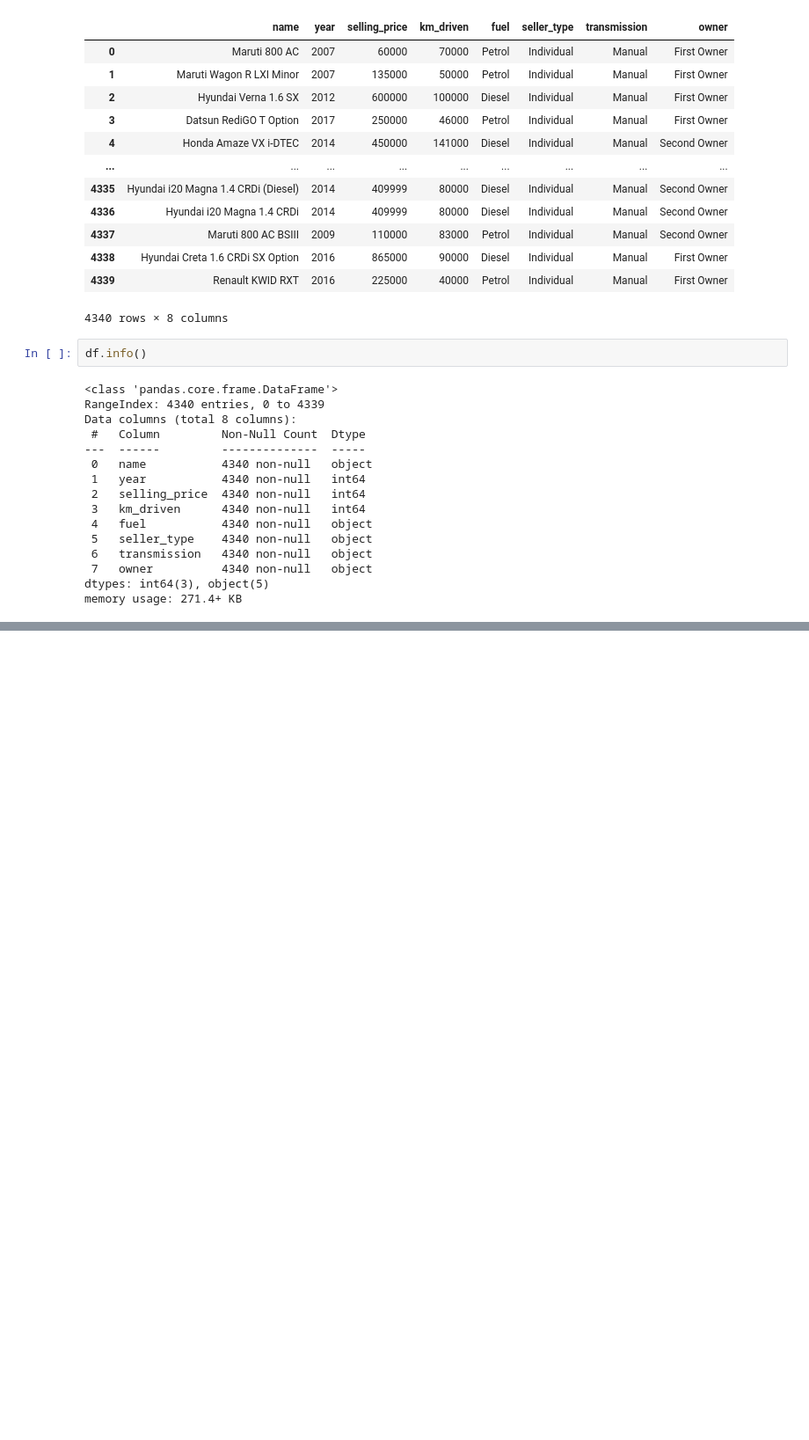
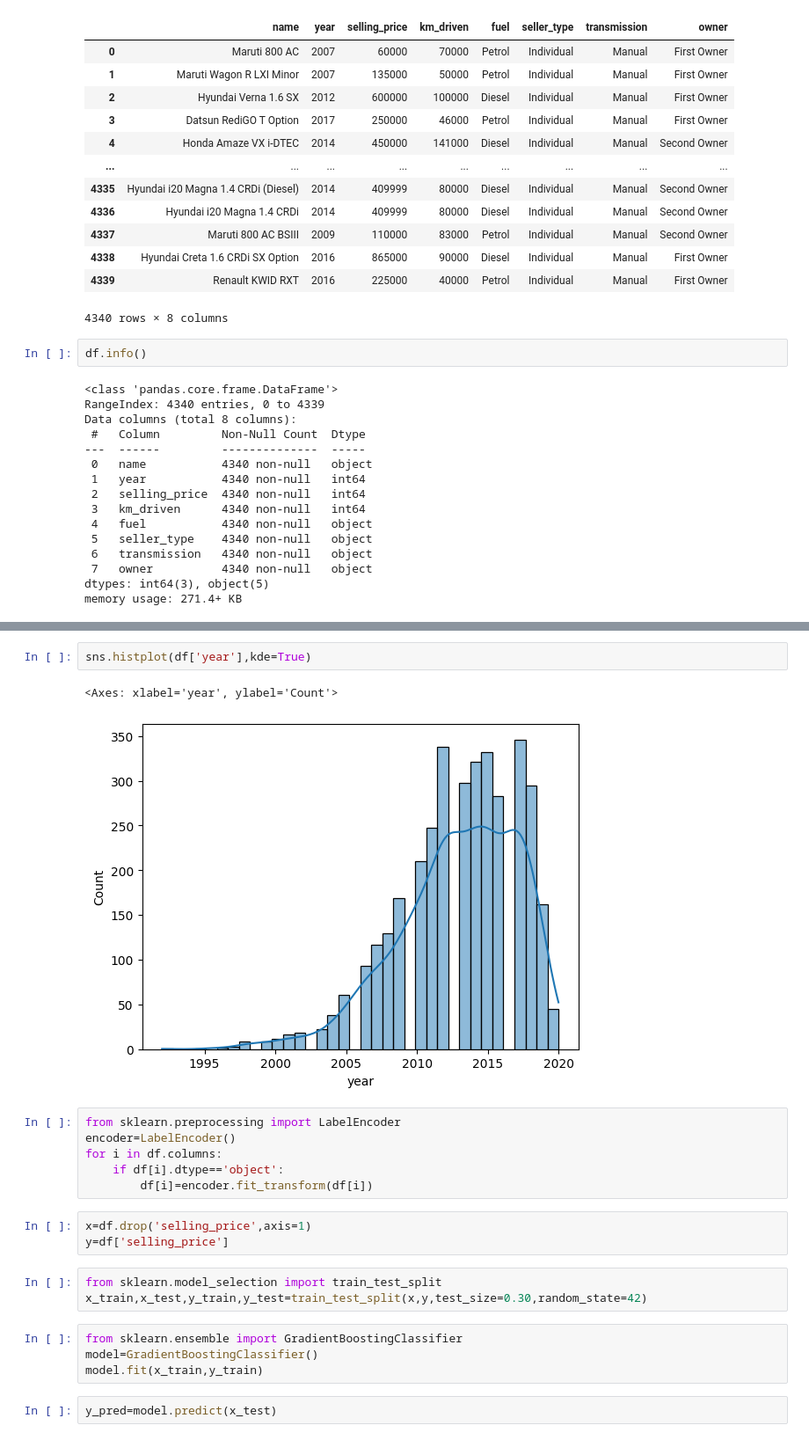
Before and after one commit to sanjaysk17/AdaBoost-Project, a Jupyter notebook: ttask.ipynb, the cells around one changed output, grey strips where cells are left out. Shown: that part at 88% size. Saved outputs shown, nothing was run; the diff lists cells and outputs as text; blank space fills up the shorter version.

```diff
--- a/ttask.ipynb
+++ b/ttask.ipynb
@@ -41,0 +133,23 @@ memory usage: 271.4+ KB
+# %%
+sns.histplot(df['year'],kde=True)
+# %% [output]
+<Axes: xlabel='year', ylabel='Count'>
+[figure, added]
+# %%
+from sklearn.preprocessing import LabelEncoder
+encoder=LabelEncoder()
+for i in df.columns:
+    if df[i].dtype=='object':
+        df[i]=encoder.fit_transform(df[i])
+# %%
+x=df.drop('selling_price',axis=1)
+y=df['selling_price']
+# %%
+from sklearn.model_selection import train_test_split
+x_train,x_test,y_train,y_test=train_test_split(x,y,test_size=0.30,random_state=42)
+# %%
+from sklearn.ensemble import GradientBoostingClassifier
+model=GradientBoostingClassifier()
+model.fit(x_train,y_train)
+# %%
+y_pred=model.predict(x_test)
```
Also changed, not shown: parts of 12 cells of this notebook, 1 other file.
